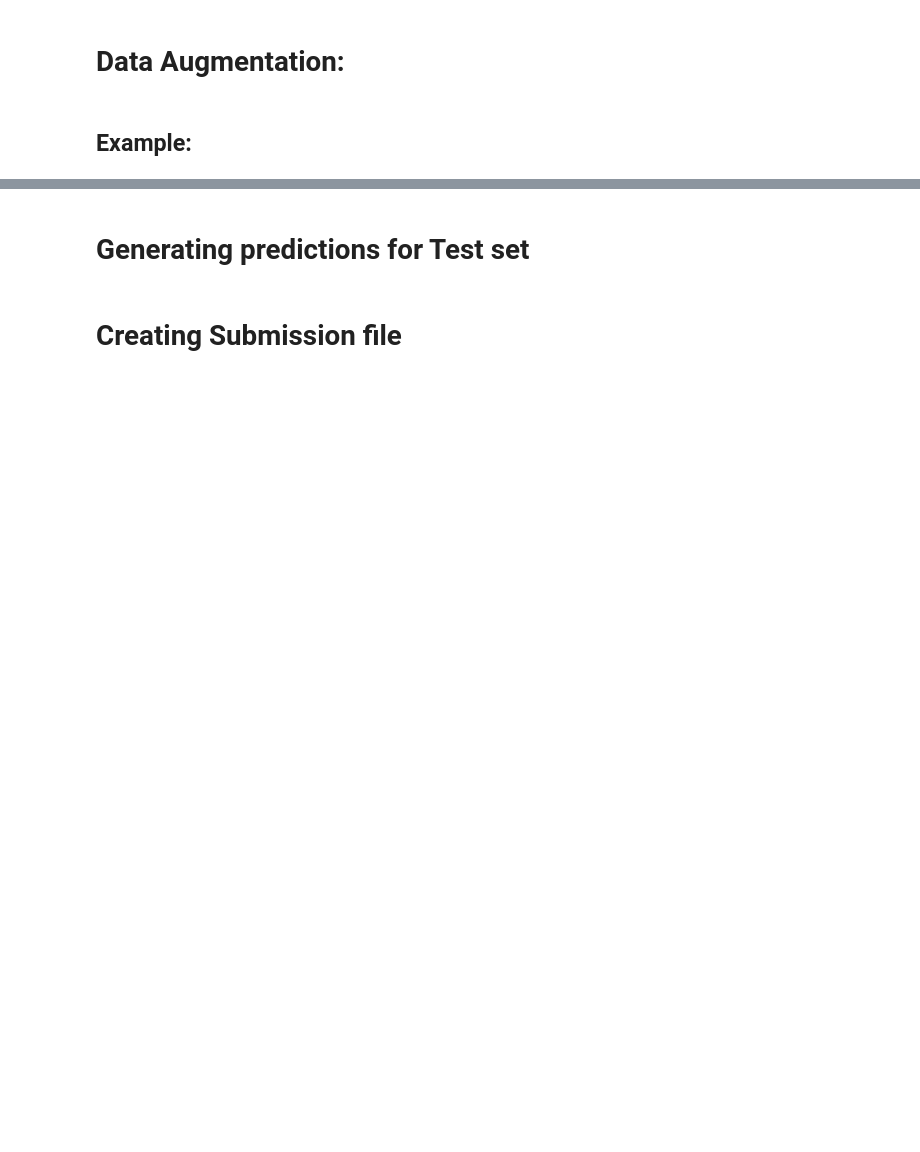
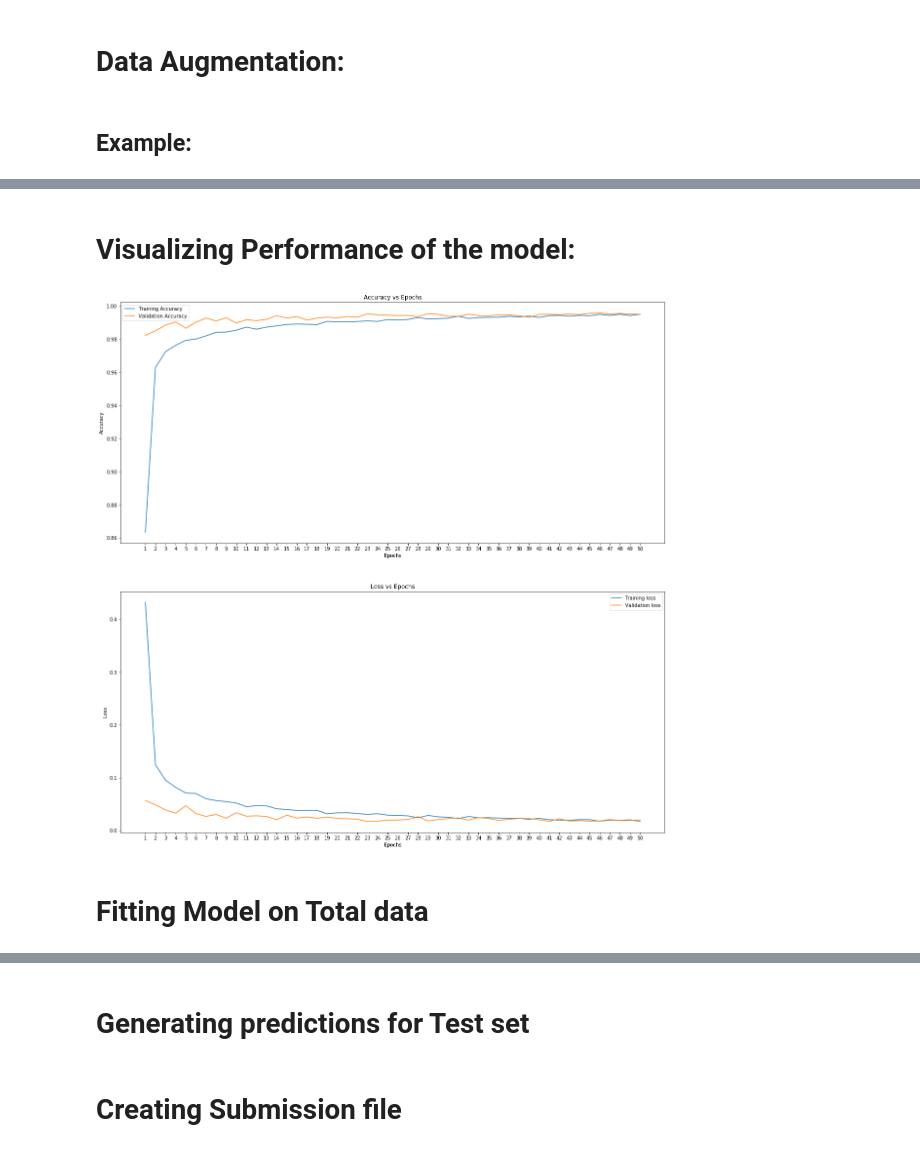
Before and after one commit to Ankur1401/Digit-Recognizer-with-CNN, a Jupyter notebook: Digit Recognizer with CNN.ipynb, the cells around one changed output, grey strips where cells are left out. Drawn from its saved outputs; the diff is of its cells as text; code cells hidden in the pictures; blank space fills up the shorter version.

```diff
--- a/Digit Recognizer with CNN.ipynb
+++ b/Digit Recognizer with CNN.ipynb
@@ -63,0 +72,2 @@ fig.show()
+# %%
+generator=aug_data.flow(X_train,y_train,batch_size=64)
@@ -63,0 +107,2 @@ fig.show()
+# %%
+model=create_model()
@@ -63,0 +111,2 @@ fig.show()
+# %%
+history=model.fit_generator(generator,epochs=50,validation_data=(X_val,y_val),steps_per_epoch=data.shape[0]//64)
@@ -64,2 +131,31 @@ fig.show()
+# %% [markdown]
+# Visualizing Performance of the model:
+# %%
+fig,(acc,loss)=plt.subplots(2,1)
+
+
+acc.set_title('Accuracy vs Epochs')
+acc.plot(np.arange(1,len(history.history['accuracy'])+1),history.history['accuracy'],label='Training Accuracy')
+acc.plot(np.arange(1,len(history.history['val_accuracy'])+1),history.history['val_accuracy'],label='Validation Accuracy')
+acc.set_xlabel('Epochs')
+acc.set_ylabel('Accuracy')
+acc.set_xticks(np.arange(1,len(history.history['accuracy'])+1))
+acc.legend(loc='best')
+
+loss.set_title('Loss vs Epochs')
+loss.plot(np.arange(1,len(history.history['loss'])+1),history.history['loss'],label='Training loss')
+loss.plot(np.arange(1,len(history.history['val_loss'])+1),history.history['val_loss'],label='Validation loss')
+loss.set_xlabel('Epochs')
+loss.set_ylabel('Loss')
+loss.set_xticks(np.arange(1,len(history.history['loss'])+1))
+loss.legend(loc='best')
+
+fig.set_figheight(20)
+fig.set_figwidth(20)
+fig.show()
+# %% [output]
+[figure, added]
+# %% [markdown]
+# Fitting Model on Total data
 # %%
 generator=aug_data.flow(data,labels,batch_size=64)
```
Also changed, not shown: parts of 24 cells of this notebook.
